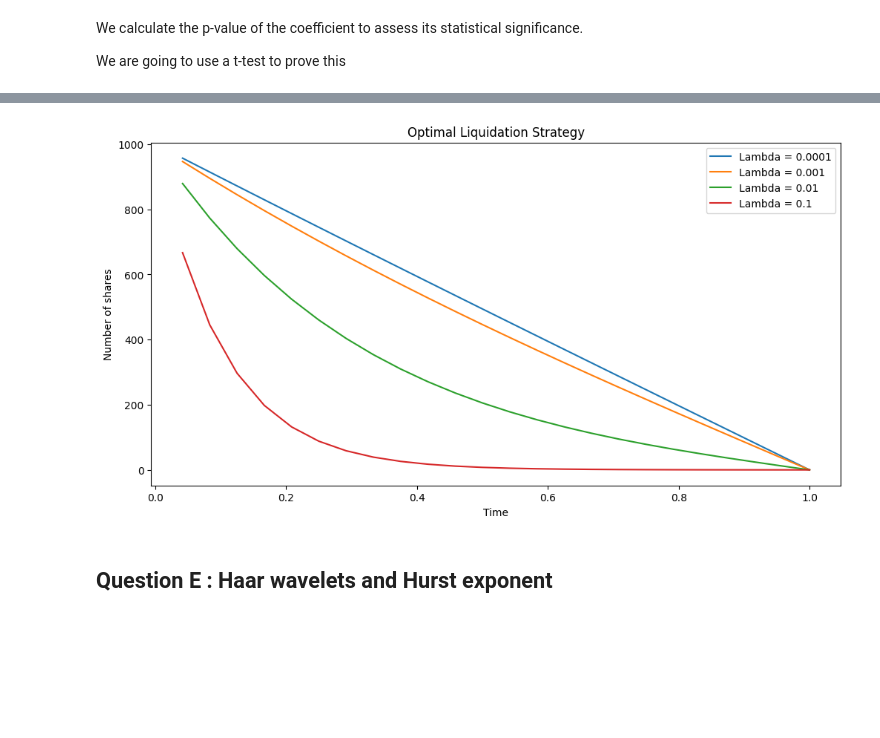
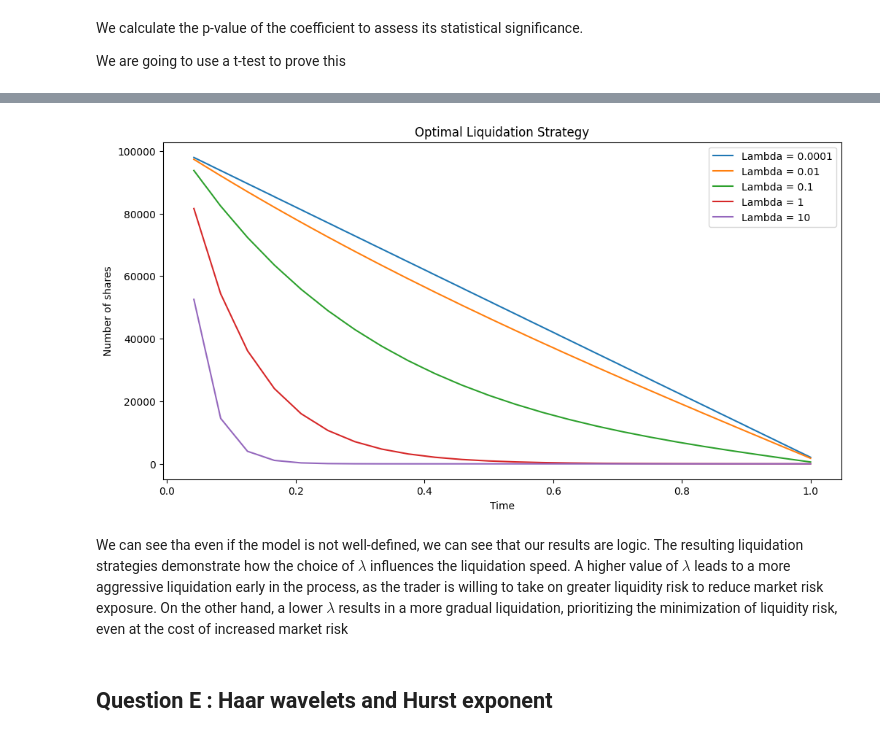
Before and after one commit to nathan6292/Market-Risk-Final-Project, a Jupyter notebook: Nathan_Fleury, Julien_Gilles - Project.ipynb, the cells around one changed output, grey strips where cells are left out. Drawn from its saved outputs; the diff is of its cells as text; code cells hidden in the pictures; blank space fills up the shorter version.

```diff
--- a/Nathan_Fleury, Julien_Gilles - Project.ipynb
+++ b/Nathan_Fleury, Julien_Gilles - Project.ipynb
@@ -1913,6 +1888,6 @@ data
 # %% [markdown]
 ##### Volatility
 # %%
-volatility = data['returns'].std()*np.sqrt(252*24)
+volatility = data['returns'].std()*np.sqrt(252*8) # 252 trading days per year and 8 number of trading hours per day
 volatility
 # %% [output]
@@ -2042,18 +2027,18 @@ Then we can easily estimate $\eta$ with a multinomial linear regression
 # %%
-bid_ask_signed = (data['bid-ask spread']/2)*data['Sign of the transaction']*v
+bid_ask = (data['bid-ask spread']/2).mean()
 costs = data['costs']
 # %%
-X_eta = np.column_stack((np.sign(v), v/tau))
+X_eta = np.column_stack((np.sign(v)*bid_ask*v, v*v/tau))
 X_eta = np.hstack((np.ones((len(X_eta), 1)), X_eta))
-y_eta = costs
+y_eta = costs*v
 
-coef_eta = linear_regression_eta(X_eta, y_eta)
+coef_eta = linear_regression(X_eta, y_eta)
 coef_eta
 
 # Plot the linear regression
 plt.figure(figsize=(12, 6))
-plt.scatter(np.sign(v)*v**2, costs, color='blue', label='Data')
-plt.scatter(np.sign(v)*v**2, np.dot(X_eta, coef_eta), color='red', label='Linear Regression')
+plt.scatter(np.sign(v)*v, costs*v, color='blue', label='Data')
+plt.scatter(np.sign(v)*v, np.dot(X_eta, coef_eta), color='red', label='Linear Regression')
 plt.title('Linear Regression')
 plt.xlabel('Trading speed')
 plt.ylabel('Costs')
@@ -2069,23 +2085,25 @@ print(eta)
 # %%
-X = 1000
+X = 100000
 
 Time = [1/24 * i for i in range(1, 25)]
-lambda_ = [1e-4, 1e-3, 1e-2, 1e-1]
+lambda_ = [1e-4, 1e-2,  1e-1,1, 10]
 
 
 plt.figure(figsize=(12, 6))
 for l in lambda_:
-    K = np.sqrt(l*volatilite*volatilite/eta)
-    x_k = [np.sinh(K*(1-Time))*X/ np.sinh(K*1) for Time in Time]
+    K = np.sqrt(l*volatility*volatility/eta)
+    x_k = [np.sinh(K*(1-Time+tau/2))*X/ np.sinh(K*1) for Time in Time]
     plt.plot(Time, x_k, label=f'Lambda = {l}')
 
 plt.title('Optimal Liquidation Strategy')
 plt.xlabel('Time')
 plt.ylabel('Number of shares')
 plt.legend()
 plt.show()
 # %% [output]
-[figure, old version]
+[figure, new version]
+# %% [markdown]
+We can see tha even if the model is not well-defined, we can see that our results are logic. The resulting liquidation strategies demonstrate how the choice of $ \lambda $ influences the liquidation speed. A higher value of $ \lambda $ leads to a more aggressive liquidation early in the process, as the trader is willing to take on greater liquidity risk to reduce market risk exposure. On the other hand, a lower $ \lambda $ results in a more gradual liquidation, prioritizing the minimization of liquidity risk, even at the cost of increased market risk
 # %% [markdown]
 ## Question E : Haar wavelets and Hurst exponent
 # %% [markdown]
```
Also changed, not shown: parts of 21 cells of this notebook, 4 other files.
